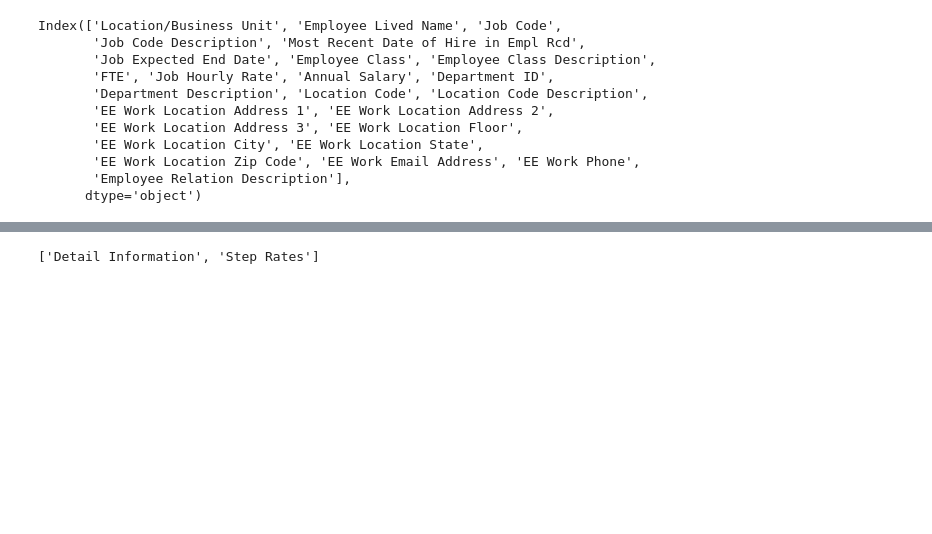
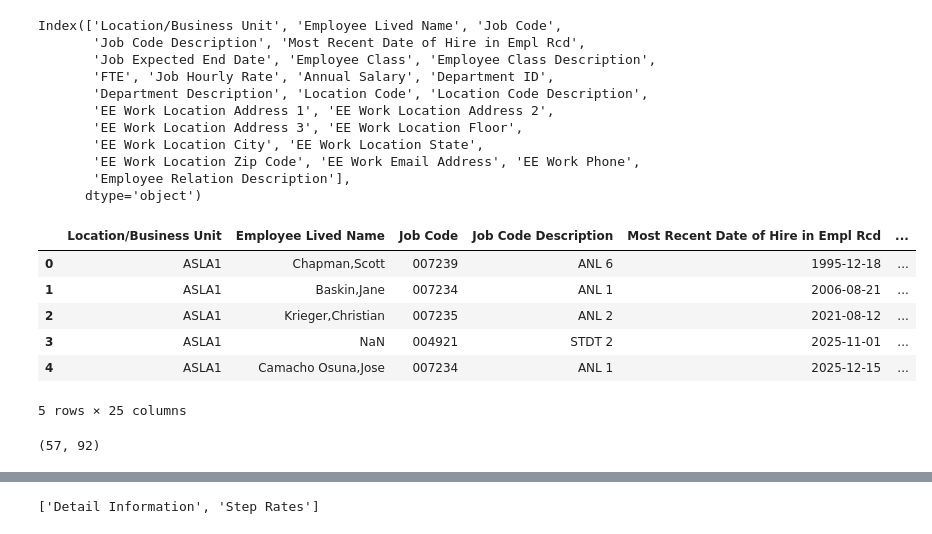
Before and after one commit to tougheye/Data_processing, a Jupyter notebook: UCSF_Clin_prof_HCOMP.ipynb, the cells around one changed output, grey strips where cells are left out. Saved outputs shown, nothing was run; the diff lists cells and outputs as text; code cells hidden in the pictures; blank space fills up the shorter version.

```diff
--- a/UCSF_Clin_prof_HCOMP.ipynb
+++ b/UCSF_Clin_prof_HCOMP.ipynb
@@ -27,3 +27,20 @@ Index(['Location/Business Unit', 'Employee Lived Name', 'Job Code',
        'EE Work Location Zip Code', 'EE Work Email Address', 'EE Work Phone',
        'Employee Relation Description'],
       dtype='object')
+# %%
+latest_99_df.head()
+# %% [output]
+|  | Location/Business Unit | Employee Lived Name | Job Code | Job Code Description | Most Recent Date of Hire in Empl Rcd | ... |
+| 0 | ASLA1 | Chapman,Scott | 007239 | ANL 6 | 1995-12-18 | ... |
+| 1 | ASLA1 | Baskin,Jane | 007234 | ANL 1 | 2006-08-21 | ... |
+| 2 | ASLA1 | Krieger,Christian | 007235 | ANL 2 | 2021-08-12 | ... |
+| 3 | ASLA1 | NaN | 004921 | STDT 2 | 2025-11-01 | ... |
+| 4 | ASLA1 | Camacho Osuna,Jose | 007234 | ANL 1 | 2025-12-15 | ... |
+5 rows × 25 columns
+# %%
+from numpy._core.fromnumeric import shape
+# Get the UCSF Psychs list in
+ucsf_file = pd.read_excel("/content/UCSF HS CLIN PROF Psychologists.xlsx")
+ucsf_file.shape
+# %% [output]
+(57, 92)
```
Also changed, not shown: parts of 10 cells of this notebook.
